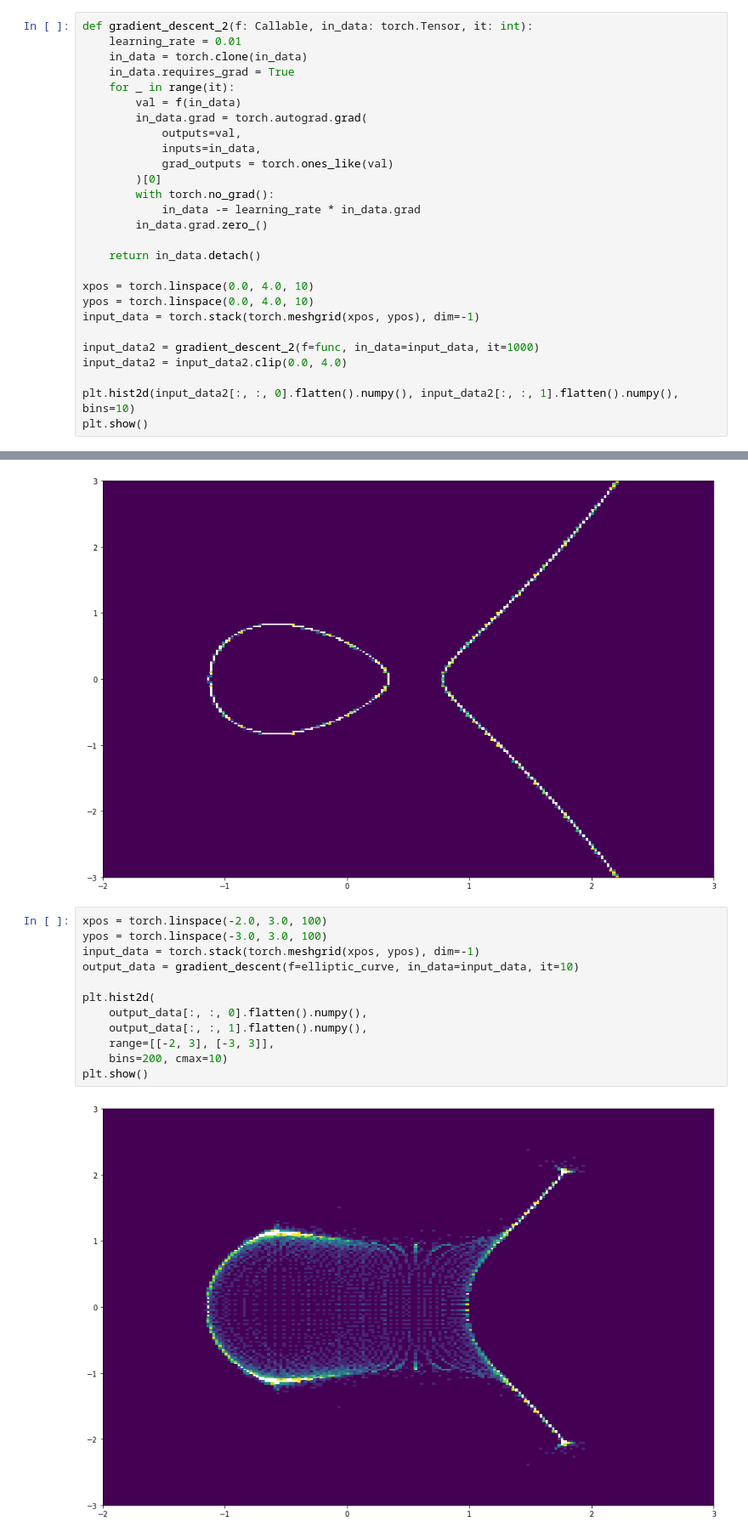
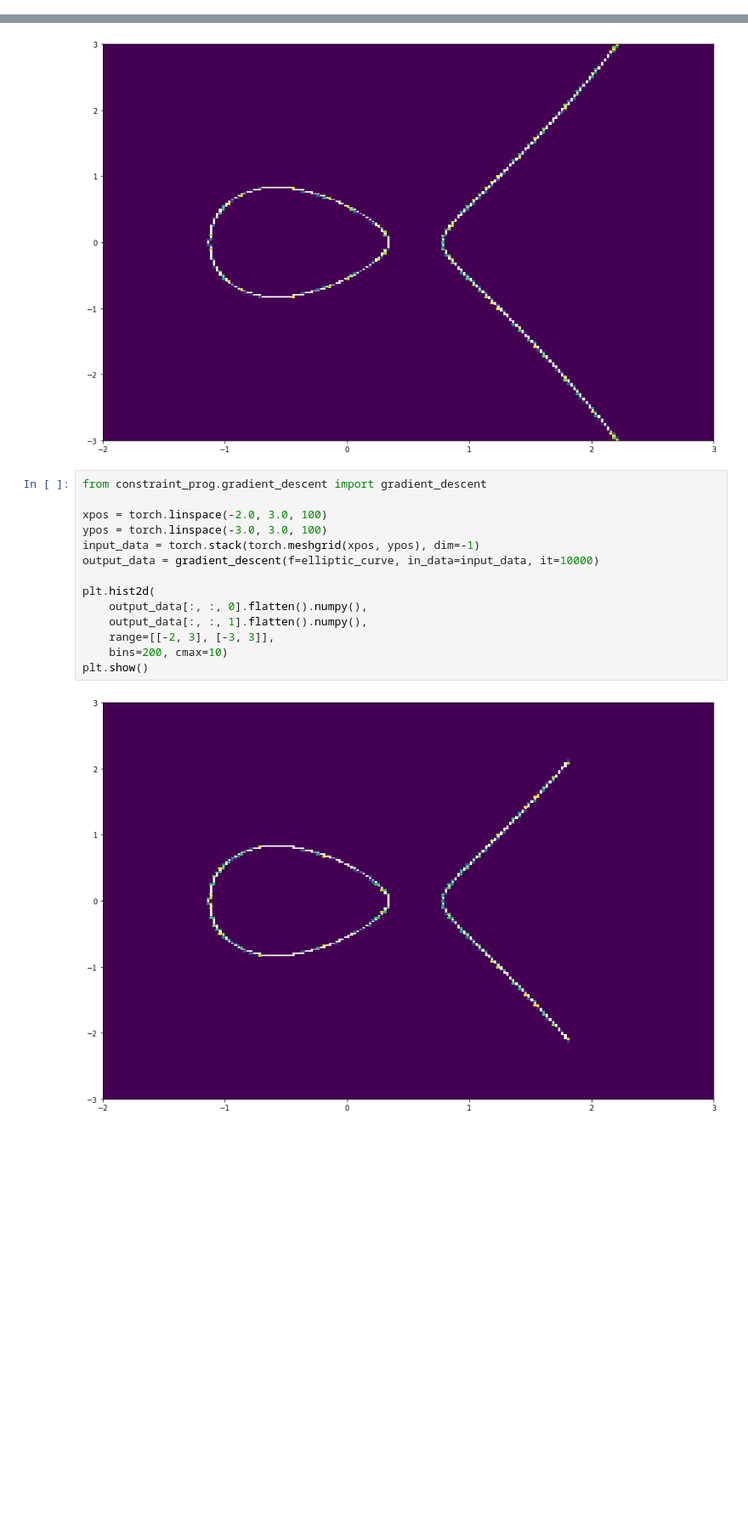
Before and after one commit to symbench/constraint-prog, a Jupyter notebook: notebooks/newton_raphson.ipynb, the cells around one changed output, grey strips where cells are left out. Shown at 85% size. Drawn from its saved outputs; the diff is of its cells as text; blank space fills up the shorter version.

Commit message:
Finalize gradient descent function

```diff
--- a/notebooks/newton_raphson.ipynb
+++ b/notebooks/newton_raphson.ipynb
@@ -268,30 +251,3 @@ plt.hist2d(input_data2[:, :, 0].flatten().numpy(), input_data2[:, :, 1].flatten(
 plt.show()
 # %% [output]
 [figure]
-# %%
-def gradient_descent_2(f: Callable, in_data: torch.Tensor, it: int):
-    learning_rate = 0.01
-    in_data = torch.clone(in_data)
-    in_data.requires_grad = True
-    for _ in range(it):
-        val = f(in_data)
-        in_data.grad = torch.autograd.grad(
-            outputs=val,
-            inputs=in_data,
-            grad_outputs = torch.ones_like(val)
-        )[0]
-        with torch.no_grad():
-            in_data -= learning_rate * in_data.grad
-        in_data.grad.zero_()
-
-    return in_data.detach()
-
-xpos = torch.linspace(0.0, 4.0, 10)
-ypos = torch.linspace(0.0, 4.0, 10)
-input_data = torch.stack(torch.meshgrid(xpos, ypos), dim=-1)
-
-input_data2 = gradient_descent_2(f=func, in_data=input_data, it=1000)
-input_data2 = input_data2.clip(0.0, 4.0)
-
-plt.hist2d(input_data2[:, :, 0].flatten().numpy(), input_data2[:, :, 1].flatten().numpy(), bins=10)
-plt.show()
@@ -321,16 +275,18 @@ plt.show()
 # %% [output]
 [figure]
 # %%
+from constraint_prog.gradient_descent import gradient_descent
+
 xpos = torch.linspace(-2.0, 3.0, 100)
 ypos = torch.linspace(-3.0, 3.0, 100)
 input_data = torch.stack(torch.meshgrid(xpos, ypos), dim=-1)
-output_data = gradient_descent(f=elliptic_curve, in_data=input_data, it=10)
+output_data = gradient_descent(f=elliptic_curve, in_data=input_data, it=10000)
 
 plt.hist2d(
     output_data[:, :, 0].flatten().numpy(),
     output_data[:, :, 1].flatten().numpy(),
     range=[[-2, 3], [-3, 3]],
     bins=200, cmax=10)
 plt.show()
 # %% [output]
-[figure, old version]
+[figure, new version]
```
Also changed, not shown: parts of 5 cells of this notebook, 1 other file.
